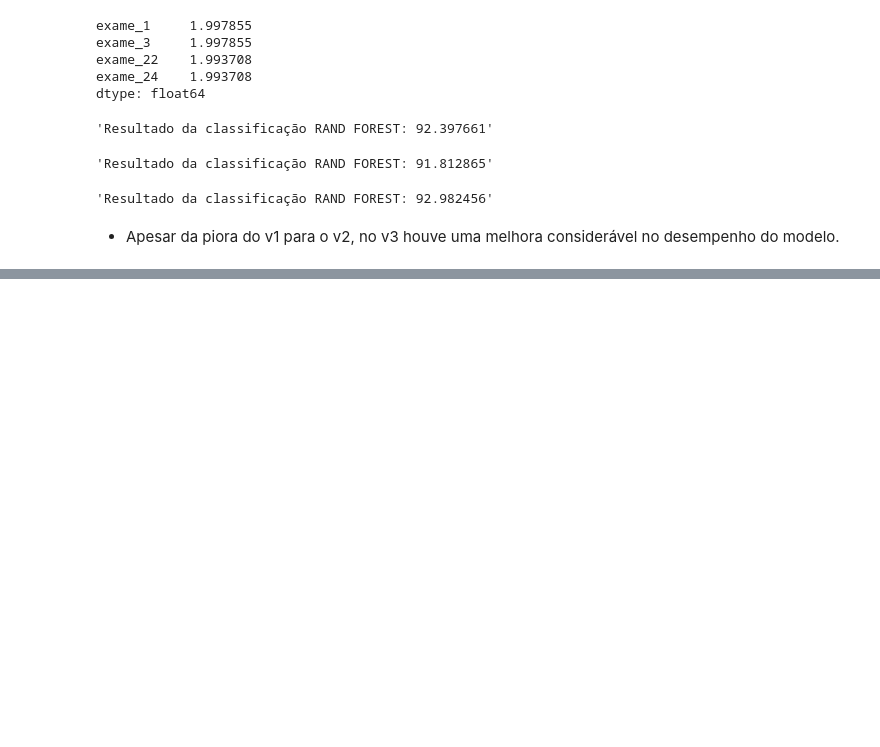
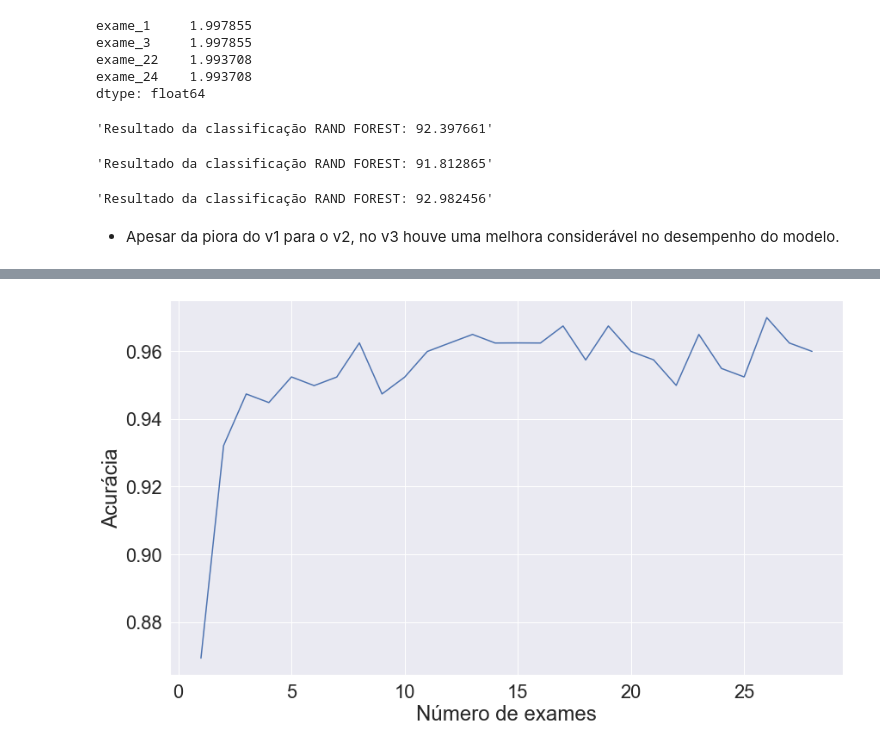
Before and after one commit to Guilherme-iram/MachineLearning, a Jupyter notebook: Preprocessamento/ReducaoDimensionalidade/data_process.ipynb, the cells around one changed output, grey strips where cells are left out. Cells and saved outputs as stored; diff of their text form; code cells hidden in the pictures; blank space fills up the shorter version.

```diff
--- a/Preprocessamento/ReducaoDimensionalidade/data_process.ipynb
+++ b/Preprocessamento/ReducaoDimensionalidade/data_process.ipynb
@@ -212,0 +370,3 @@ random_forest_classifica(valores_exames_v3, diagnostico)
+# %%
+grid_scores = [line_score.mean() for line_score in selecionador_rfecv.grid_scores_]
+grid_scores
@@ -212,0 +391,8 @@ random_forest_classifica(valores_exames_v3, diagnostico)
+# %%
+plt.figure(figsize = (14, 8))
+plt.xlabel("Número de exames")
+plt.ylabel("Acurácia")
+plt.plot(range(1, len(selecionador_rfecv.grid_scores_) +1), grid_scores, '-b')
+plt.show()
+# %% [output]
+[figure, added]
```
Also changed, not shown: parts of 23 cells of this notebook.
